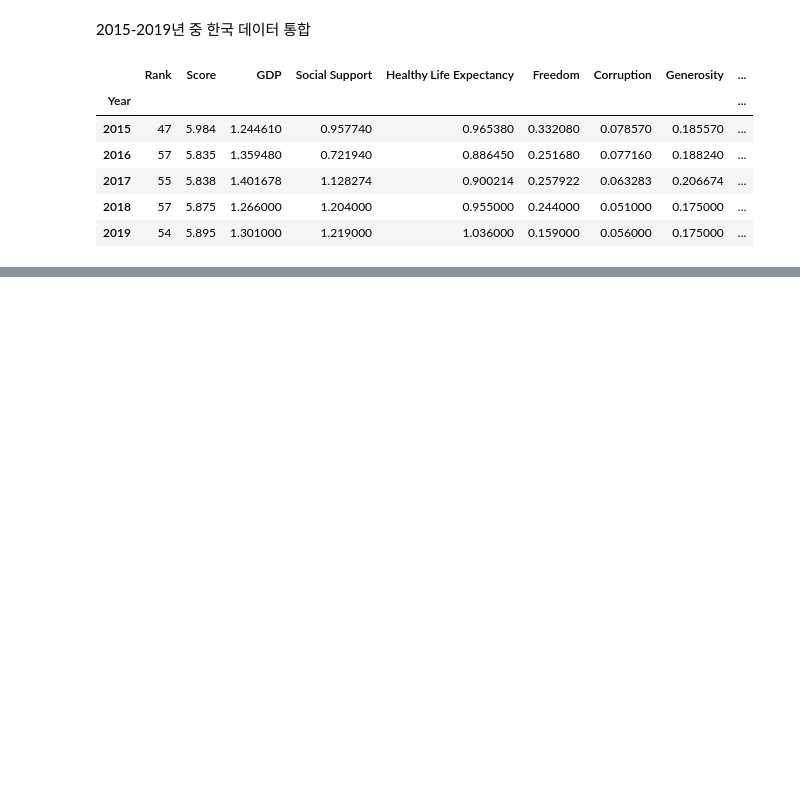
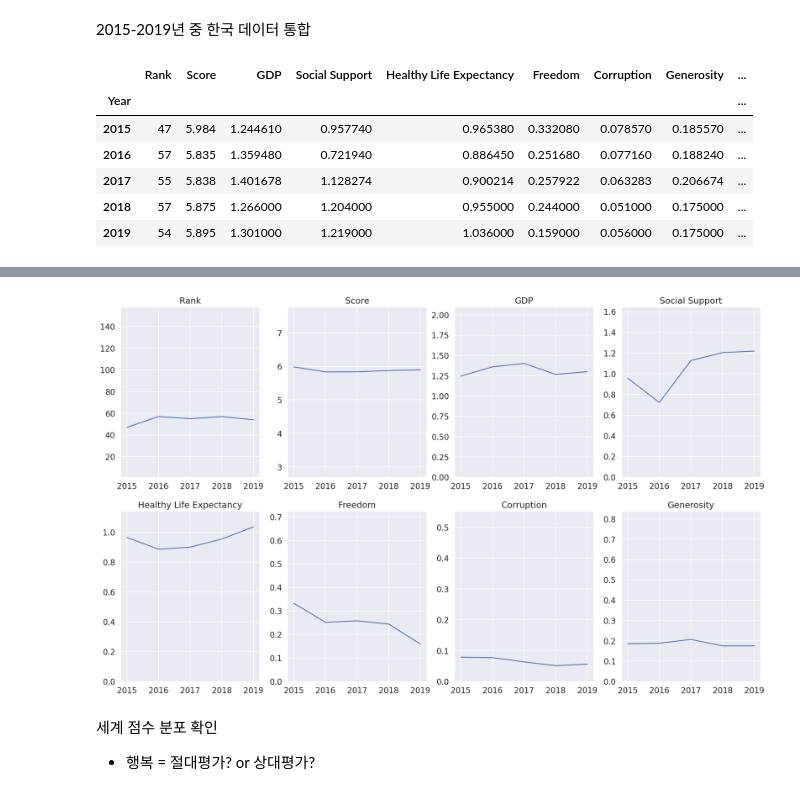
Before and after one commit to EA-park/AIFFEL_datathon, a Jupyter notebook: [Datathon]세계행복보고서_세계정복.ipynb, the cells around one changed output, grey strips where cells are left out. Saved outputs shown, nothing was run; the diff lists cells and outputs as text; code cells hidden in the pictures; blank space fills up the shorter version.

```diff
--- a/[Datathon]세계행복보고서_세계정복.ipynb
+++ b/[Datathon]세계행복보고서_세계정복.ipynb
@@ -146,0 +149,9 @@ display(korea)
+# %%
+korea = korea.reset_index()
+# %%
+features = korea.keys().tolist()
+# Year 생략
+features = features[1:-1]
+# %%
+statistics = {i:{'max':None, 'min':None} for i in features}
+statistics
@@ -146,0 +167,12 @@ display(korea)
+# %%
+for index, feature in enumerate(features):
+    max_tmp = []
+    min_tmp = []
+    for iter, year in enumerate(happiness):
+        max_tmp.append(year[features[index]].max())
+        min_tmp.append(year[features[index]].min())
+        if iter == len(happiness) - 1:
+            statistics[feature]['max'] = max(max_tmp)
+            statistics[feature]['min'] = min(min_tmp)
+
+statistics
@@ -146,0 +188,15 @@ display(korea)
+# %%
+plt.figure(figsize=(20,12))
+for iter, feature in enumerate(features):
+    plt.subplot(2,4,iter+1)
+    plt.plot(korea.Year, korea[feature])
+    plt.title(feature)
+    ymin = statistics[feature]['min']
+    ymax = statistics[feature]['max']
+    plt.ylim(ymin, ymax)
+plt.show()
+# %% [output]
+[figure, added]
+# %% [markdown]
+세계 점수 분포 확인
+- 행복 = 절대평가? or 상대평가?
```
Also changed, not shown: parts of 4 cells of this notebook.
